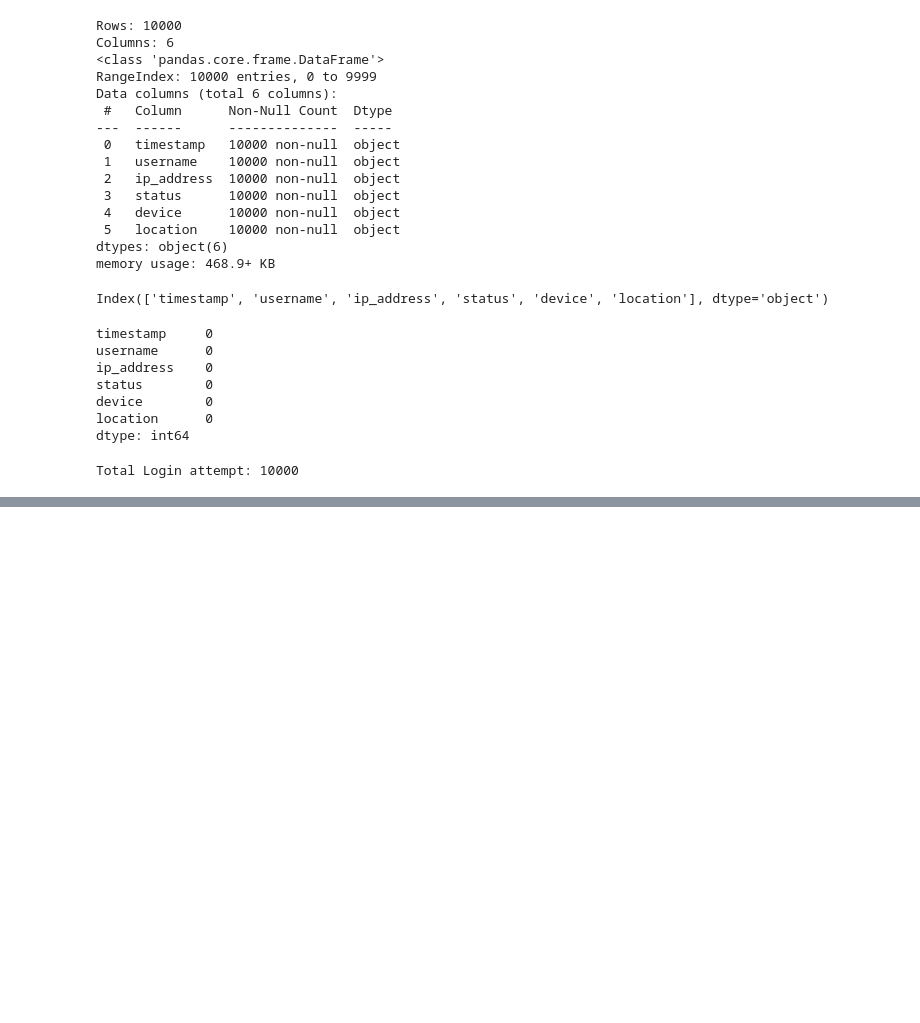
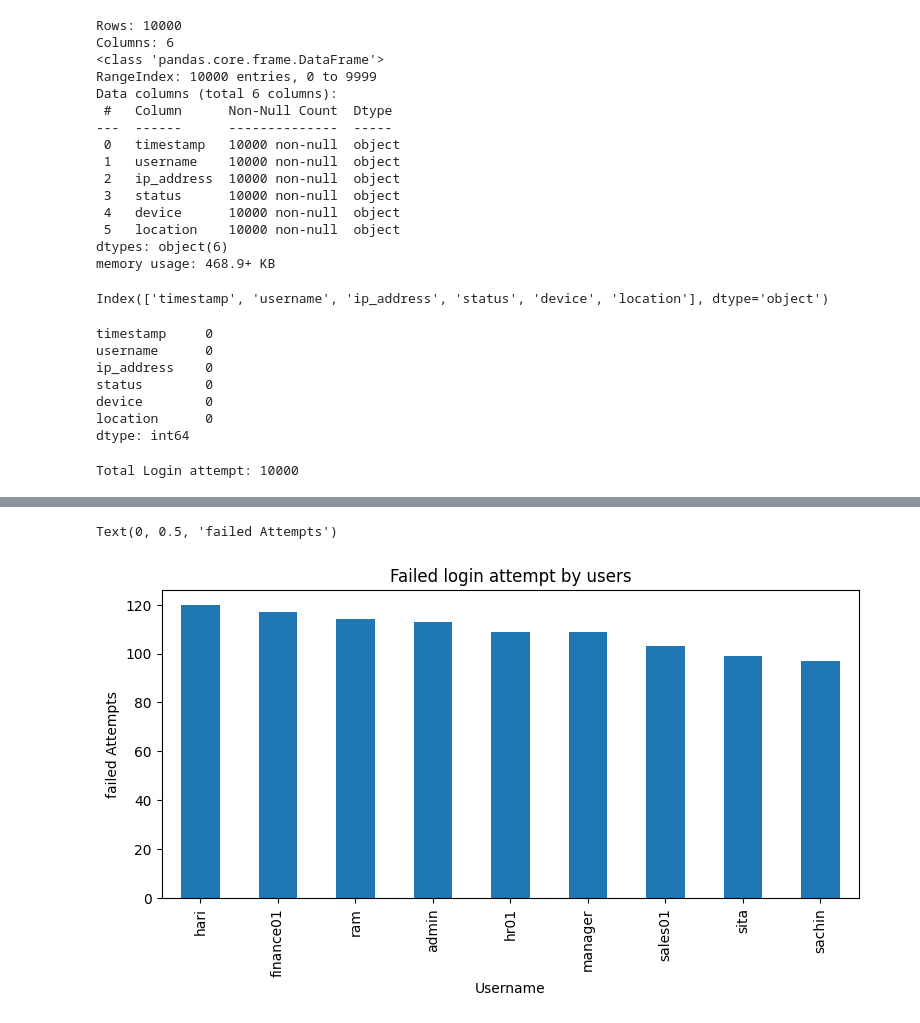
Before and after one commit to sachi124/AI-with-AWS, a Jupyter notebook: RealUseCase3.ipynb, the cells around one changed output, grey strips where cells are left out. Cells and saved outputs as stored; diff of their text form; code cells hidden in the pictures; blank space fills up the shorter version.

```diff
--- a/RealUseCase3.ipynb
+++ b/RealUseCase3.ipynb
@@ -57,0 +73,10 @@ Total Login attempt: 10000
+# %%
+# failed login attempt by uses
+failed_by_user = (
+    df[df["status"] == "failed"]
+    .groupby("username")
+    .size()
+    .sort_values(ascending=False)
+)
+
+failed_by_user
@@ -57,0 +311,13 @@ Total Login attempt: 10000
+# %%
+# visulize failed login
+failed_by_user.plot(
+    kind = "bar",
+    figsize = (9, 4)
+)
+
+plt.title("Failed login attempt by users")
+plt.xlabel("Username")
+plt.ylabel("failed Attempts")
+# %% [output]
+Text(0, 0.5, 'failed Attempts')
+[figure, added]
```
Also changed, not shown: parts of 17 cells of this notebook, 14 other files.
